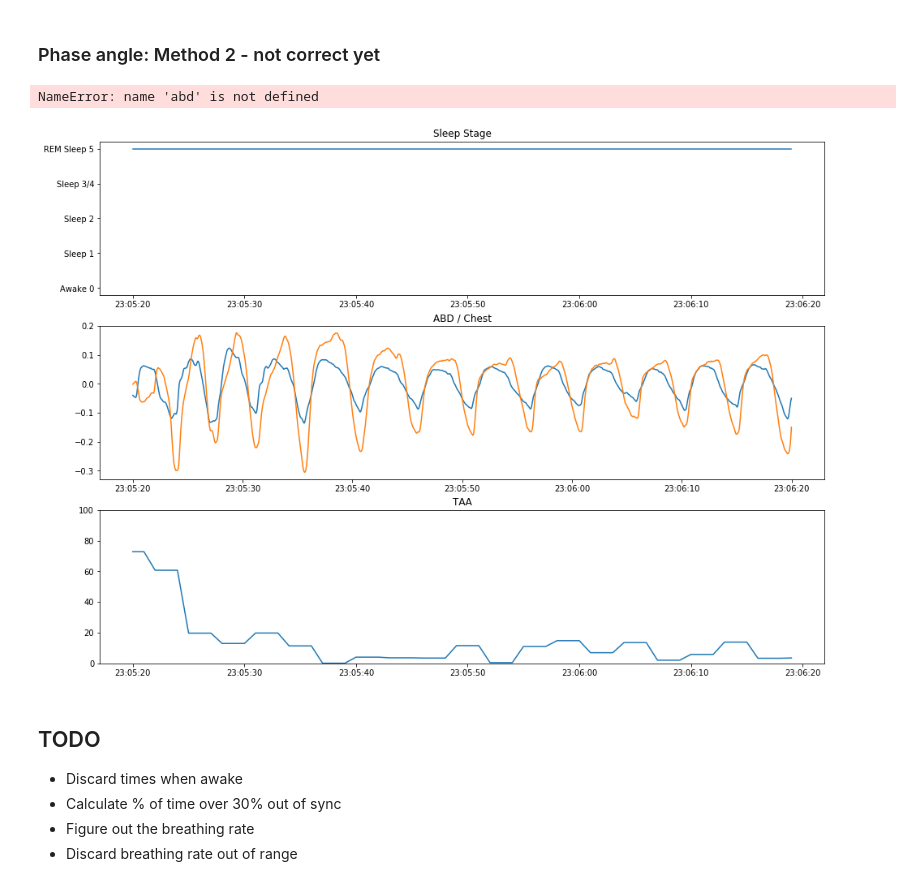
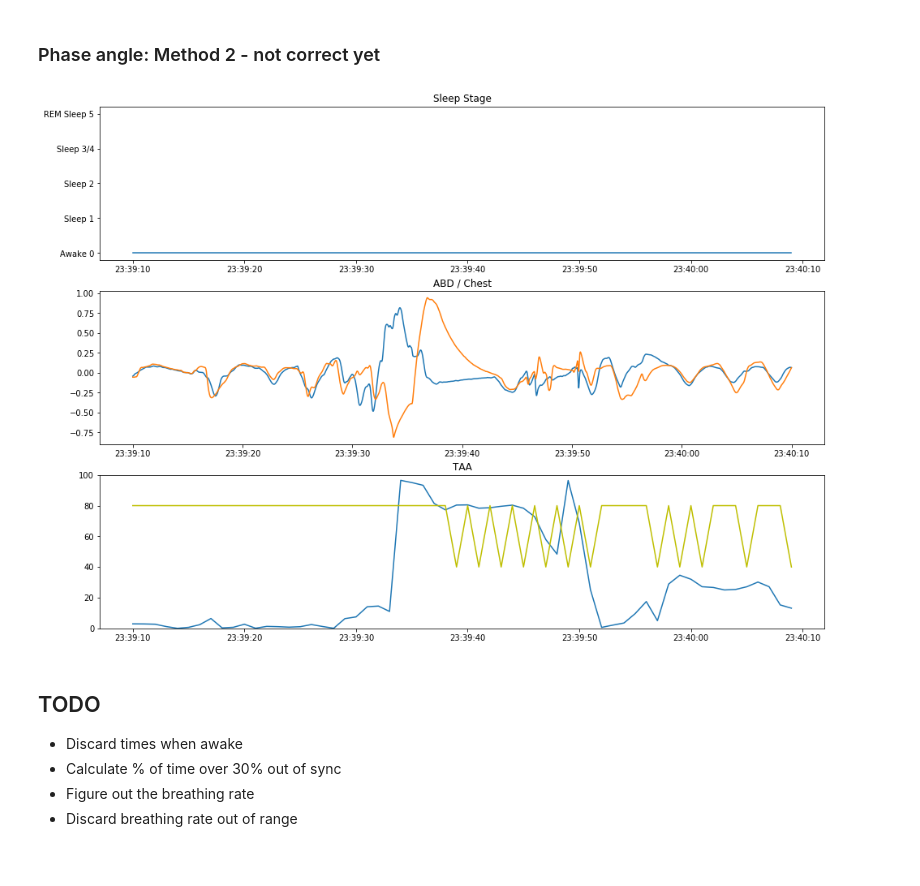
Before and after one commit to jonathanbranam/aisdb, a Jupyter notebook: FirstReadEDF.ipynb, the cells around one changed output. Drawn from its saved outputs; the diff is of its cells as text; code cells hidden in the pictures.

```diff
--- a/FirstReadEDF.ipynb
+++ b/FirstReadEDF.ipynb
@@ -71,0 +110,10 @@ def preprocess(abd, chest, orig_freq=200):
+# %%
+def calc_windows(length, win_size, stride):
+    return (length - win_size) // stride + 1
+
+assert calc_windows(21, 5, 2) == 9
+assert calc_windows(21, 7, 2) == 8
+assert calc_windows(21, 5, 3) == 6
+assert calc_windows(21, 5, 5) == 4
+assert calc_windows(20, 5, 5) == 4
+assert calc_windows(19, 5, 5) == 3
@@ -72,5 +182,5 @@ def preprocess(abd, chest, orig_freq=200):
 # %%
-def calc_taa(abd, chest, win_size=3, freq=64):
+def calc_sec_taa(abd, chest, win_size=3, freq=64, stride=1):
     """Calculate the time in asynchrony per second.
 
     Result is in seconds based on the given frequency.
@@ -219,4 +326,5 @@ read 1 from 33
 # %%
 abd, chest = preprocess(sigs[0], sigs[1])
 # %%
-taa = calc_taa(abd, chest)
+%%time
+taa, taa_valid, taa_freq = calc_taa(abd, chest)
@@ -302,7 +418,9 @@ taa = np.abs(taa)/np.pi
 #taa = np.arctan2(numer, denom)
 # %%
 def chart_taa(start_time=5_600, window_len=30,
-              abd=abd, chest=chest, taa=taa, stages=stages):
+              abd=abd, chest=chest,
+              taa=taa, taa_freq=taa_freq, taa_valid=taa_valid,
+              stages=stages):
     plt.figure(figsize=(16,16))
     freq = 64
     #start_time = 5_600
@@ -325,6 +443,17 @@ def chart_taa(start_time=5_600, window_len=30,
         ss_time_range[i] = start_dt.naive + td(seconds=start_time+i)
 
 
+    # taa time range
+    taa_len = int(window_len*taa_freq)
+    taa_time_range = np.empty(taa_len, dtype='datetime64[ms]')
+    # TEMP TODO -12/taa_freq is a guess and matches the delay,
+    # but not sure it's valid. VERIFY
+    taa_start = int(start_time*taa_freq - 12/taa_freq)
+    taa_end = taa_start + int(window_len*taa_freq)
+    for i in range(taa_len):
+        taa_time_range[i] = start_dt.naive + td(seconds=start_time*taa_freq + i)
+
+
     plt.subplot(411)
     plt.title('Sleep Stage')
     plt.ylim((-0.2,4.2))
@@ -340,13 +469,16 @@ def chart_taa(start_time=5_600, window_len=30,
     plt.subplot(413)
     plt.title('TAA')
     plt.ylim(0,100)
-    plt.plot(ss_time_range, taa[start_time:start_time+window_len]*100)
+    plt.plot(taa_time_range, taa[taa_start:taa_end]*100)
+    plt.plot(taa_time_range, 40+taa_valid[taa_start:taa_end]*40, 'y')
-# %% [output]
-NameError: name 'abd' is not defined
-# %%
-chart_taa(start_time=11_530, window_len=60)
-# %% [output]
-[figure, removed]
+# %%
+#chart_taa(start_time=11_530, window_len=60)
+# 13_560 looks weird. Jumps too high too early
+# 14_600 looks like TAA is ahead of the breathing problem
+# 14_900 looks TAA delayed again
+chart_taa(start_time=13_560, window_len=60)
+# %% [output]
+[figure, added]
 # %% [markdown]
 ## TODO
 
```
Also changed, not shown: parts of 24 cells of this notebook.
